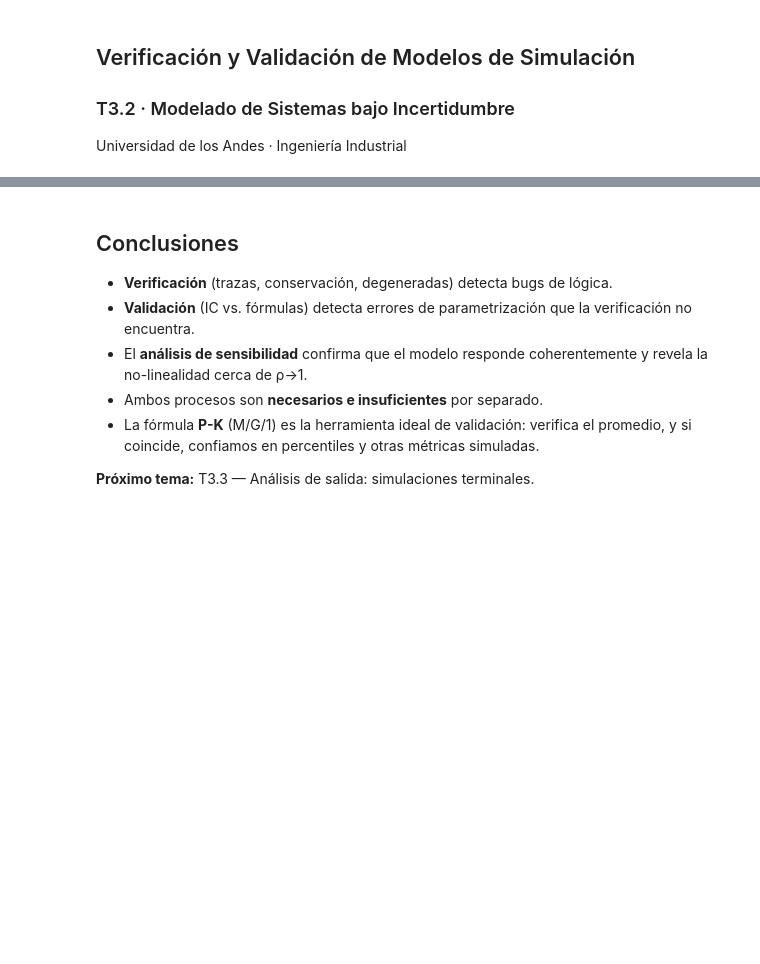
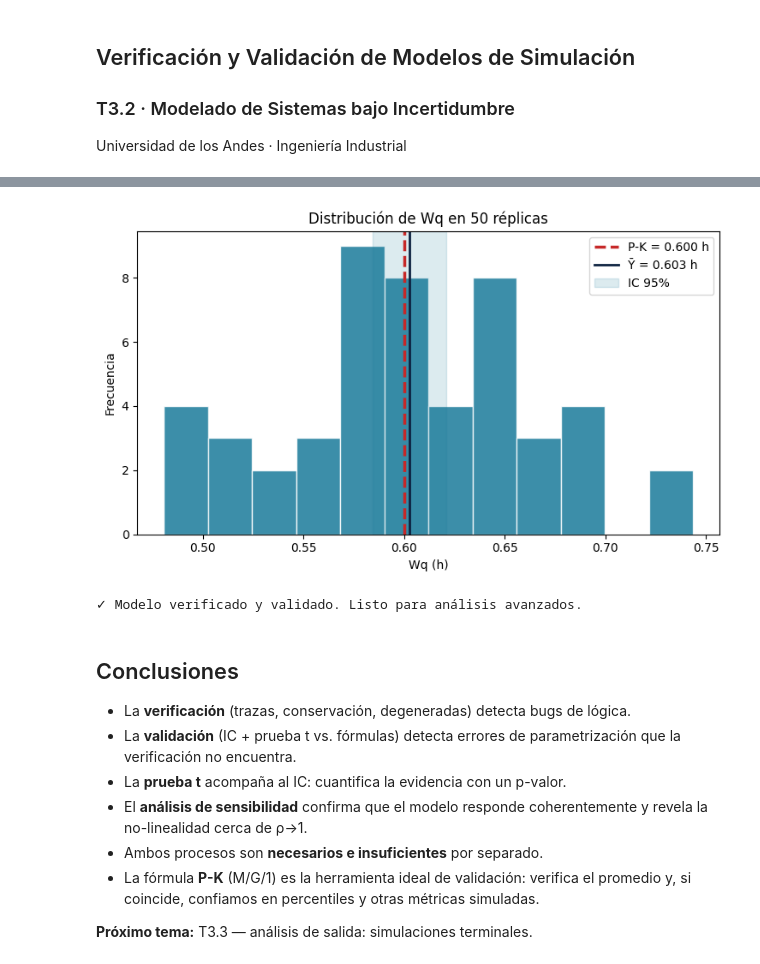
Before and after one commit to PozosT/MoBI, a Jupyter notebook: Codigos/pres_T3.2_VV.ipynb, the cells around one changed output, grey strips where cells are left out. Cells and saved outputs as stored; diff of their text form; code cells hidden in the pictures; blank space fills up the shorter version.

```diff
--- a/Codigos/pres_T3.2_VV.ipynb
+++ b/Codigos/pres_T3.2_VV.ipynb
@@ -309,0 +331,24 @@ print('✓ Modelo verificado y validado. Listo para análisis avanzados.')
+# %%
+lam_m, mu_f = 4.0, 10.0          # pzas/h, fases/h
+ES = 2/mu_f                       # 0.20 h
+ES2 = 2/mu_f**2 + ES**2           # 0.06 h²
+rho_m = lam_m * ES                # 0.80
+Wq_PK = lam_m * ES2 / (2*(1-rho_m))
+
+n_rep = 50
+Wq_reps = np.array([me2_1(lam_m, mu_f, T=2000, seed=2000+j) for j in range(n_rep)])
+mean_m = Wq_reps.mean()
+se_m = Wq_reps.std(ddof=1)/np.sqrt(n_rep)
+t_c = st.t.ppf(0.975, n_rep-1)
+ci_m = (mean_m - t_c*se_m, mean_m + t_c*se_m)
+T_m = (mean_m - Wq_PK) / se_m
+p_m = 2 * (1 - st.t.cdf(abs(T_m), n_rep-1))
+
+print('═══ VALIDACIÓN M/E₂/1 vs FÓRMULA P-K ═══')
+print(f'P-K analítico:  Wq = {Wq_PK:.3f} h')
+print(f'Simulado n={n_rep}: Ȳ  = {mean_m:.3f} h')
+print(f'IC 95%:         [{ci_m[0]:.3f}, {ci_m[1]:.3f}]')
+print(f'¿IC contiene {Wq_PK:.3f}? {"Sí ✓" if ci_m[0] <= Wq_PK <= ci_m[1] else "No ✗"}')
+print(f'\nPrueba t:  T = {T_m:+.3f},  p-valor = {p_m:.3f}')
+print(f'Error relativo: {abs(mean_m-Wq_PK)/Wq_PK*100:.1f}%')
+print(f'Decisión: {"modelo VALIDADO ✓" if p_m > 0.05 else "discrepancia significativa"}')
@@ -310,10 +408,25 @@ print('✓ Modelo verificado y validado. Listo para análisis avanzados.')
+# %%
+fig, ax = plt.subplots(figsize=(7.5, 4.5))
+ax.hist(Wq_reps, bins=12, color='#1A7A9A', edgecolor='white', alpha=0.85)
+ax.axvline(Wq_PK, color='#C62828', lw=2.5, ls='--', label=f'P-K = {Wq_PK:.3f} h')
+ax.axvline(mean_m, color='#0D2240', lw=2, label=f'Ȳ = {mean_m:.3f} h')
+ax.axvspan(ci_m[0], ci_m[1], alpha=0.15, color='#1A7A9A', label='IC 95%')
+ax.set_xlabel('Wq (h)'); ax.set_ylabel('Frecuencia')
+ax.set_title('Distribución de Wq en 50 réplicas')
+ax.legend()
+plt.tight_layout(); plt.show()
+print('✓ Modelo verificado y validado. Listo para análisis avanzados.')
+# %% [output]
+[figure, added]
+✓ Modelo verificado y validado. Listo para análisis avanzados.
 # %% [markdown]
 ## Conclusiones
 
-- **Verificación** (trazas, conservación, degeneradas) detecta bugs de lógica.
-- **Validación** (IC vs. fórmulas) detecta errores de parametrización que la verificación no encuentra.
+- La **verificación** (trazas, conservación, degeneradas) detecta bugs de lógica.
+- La **validación** (IC + prueba t vs. fórmulas) detecta errores de parametrización que la verificación no encuentra.
+- La **prueba t** acompaña al IC: cuantifica la evidencia con un p-valor.
 - El **análisis de sensibilidad** confirma que el modelo responde coherentemente y revela la no-linealidad cerca de ρ→1.
 - Ambos procesos son **necesarios e insuficientes** por separado.
-- La fórmula **P-K** (M/G/1) es la herramienta ideal de validación: verifica el promedio, y si coincide, confiamos en percentiles y otras métricas simuladas.
+- La fórmula **P-K** (M/G/1) es la herramienta ideal de validación: verifica el promedio y, si coincide, confiamos en percentiles y otras métricas simuladas.
 
-**Próximo tema:** T3.3 — Análisis de salida: simulaciones terminales.
+**Próximo tema:** T3.3 — análisis de salida: simulaciones terminales.
```
Also changed, not shown: parts of 26 cells of this notebook, 5 other files.
